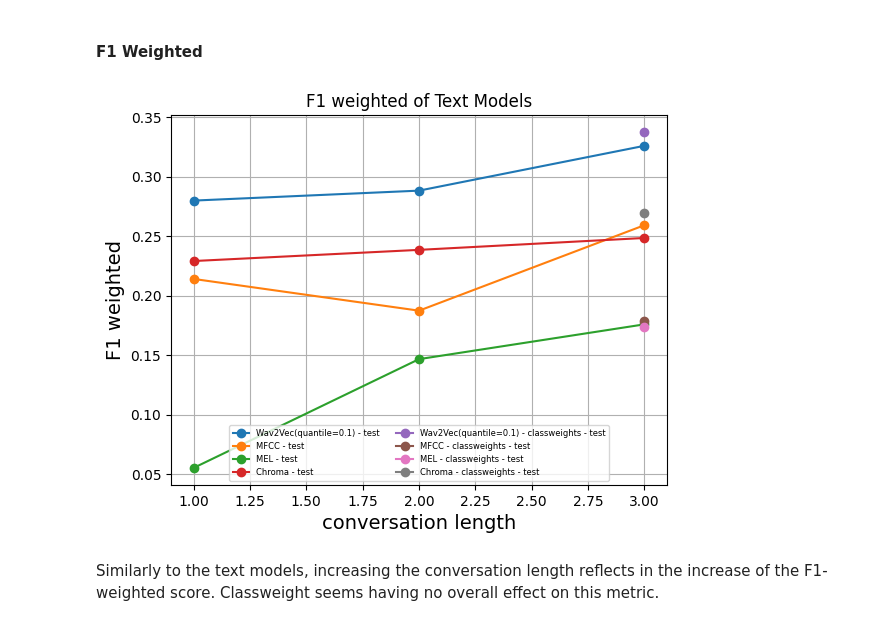
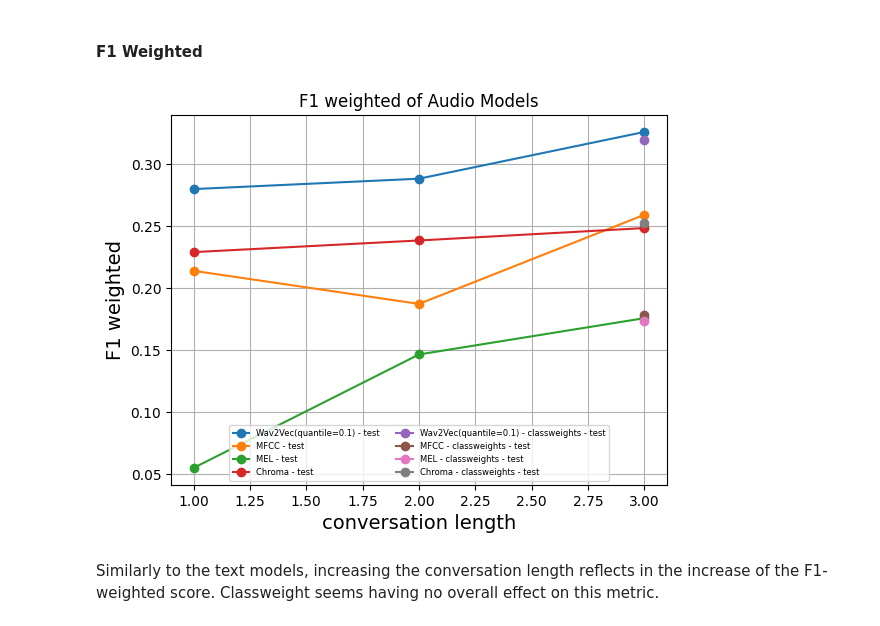
Before and after one commit to eskinderit/A-comparison-of-small-and-large-uni-multi-modal-language-models-for-sentiment-analysis-, a Jupyter notebook: Result Visualization.ipynb, the cells around one changed output. Saved outputs shown, nothing was run; the diff lists cells and outputs as text; code cells hidden in the pictures.

```diff
--- a/Result Visualization.ipynb
+++ b/Result Visualization.ipynb
@@ -273,28 +286,28 @@ chroma_results_77 = [Results(train_log_url = f'./results/seed77/audio/LiteModel/
     eval_log_url=f'./results/seed77/audio/LiteModel/chroma/log/log_conv{i}_SimpleAudioModel_chroma_s77_results.txt') for i in range(1,4)]
 
 # results with class weights and conv_length=3, seed=77
-'''
+
 wav2vec_results_weighted_77 = Results(train_log_url = f'./results/seed77/audio/Wav2Vec/quantile_0.1/classweight/log_conv3_AudioTransformer_cw_s77.txt',
     eval_log_url=f'./results/seed77/audio/Wav2Vec/quantile_0.1/classweight/log_conv3_AudioTransformer_cw_s77_results.txt')
-'''
+
 mfcc_results_weighted_77 = Results(train_log_url = f'./results/seed77/audio/LiteModel/mfcc/log/classweight/log_conv3_SimpleAudioModel_mfcc_cw_s77.txt',
     eval_log_url=f'./results/seed77/audio/LiteModel/mfcc/log/classweight/log_conv3_SimpleAudioModel_mfcc_cw_s77_results.txt')
 
 mel_results_weighted_77 = Results(train_log_url = f'./results/seed77/audio/LiteModel/mel/log/classweight/log_conv3_SimpleAudioModel_mel_cw_s77.txt',
     eval_log_url=f'./results/seed77/audio/LiteModel/mel/log/classweight/log_conv3_SimpleAudioModel_mel_cw_s77_results.txt')
-'''
+
 chroma_results_weighted_77 = Results(train_log_url = f'./results/seed77/audio/LiteModel/chroma/log/classweight/log_conv3_SimpleAudioModel_chroma_cw_s77.txt',
     eval_log_url=f'./results/seed77/audio/LiteModel/chroma/log/classweight/log_conv3_SimpleAudioModel_chroma_cw_s77_results.txt')
-'''
+
 wav2vec_results = [wav2vec_results_42, wav2vec_results_77]
 mfcc_results = [mfcc_results_42, mfcc_results_77]
 mel_results = [mel_results_42, mel_results_77]
 chroma_results = [chroma_results_42, chroma_results_77]
 
-wav2vec_results_weighted = [wav2vec_results_weighted_42, wav2vec_results_weighted_42] #TODO fix this
+wav2vec_results_weighted = [wav2vec_results_weighted_42, wav2vec_results_weighted_77]
 mfcc_results_weighted = [mfcc_results_weighted_42, mfcc_results_weighted_77]
-mel_results_weighted = [mel_results_weighted_42, mel_results_weighted_77] #TODO fix this
-chroma_results_weighted = [chroma_results_weighted_42, chroma_results_weighted_42]
+mel_results_weighted = [mel_results_weighted_42, mel_results_weighted_77]
+chroma_results_weighted = [chroma_results_weighted_42, chroma_results_weighted_77]
 
 label2id = ['neu', 'fru', 'ang', 'sad', 'hap', 'exc']
 
@@ -309,6 +322,15 @@ wav2vec_f1_byclass_weighted = np.average([i.test_f1_all[:6] for i in wav2vec_res
 mfcc_f1_byclass_weighted = np.average([i.test_f1_all[:6] for i in mfcc_results_weighted], axis=0)
 mel_f1_byclass_weighted = np.average([i.test_f1_all[:6] for i in mel_results_weighted], axis=0)
 chroma_f1_byclass_weighted = np.average([i.test_f1_all[:6] for i in chroma_results_weighted], axis=0)
+
+print('Wav2VEC F1 scores: \n', wav2vec_f1_byclass)
+print('MFCC F1 scores: \n', mfcc_f1_byclass)
+print('MEL F1 scores: \n', mel_f1_byclass)
+print('Chroma F1 scores: \n', chroma_f1_byclass)
+print('Wav2VEC classweighted F1 scores: \n', wav2vec_f1_byclass_weighted)
+print('MFCC classweighted F1 scores: \n', mfcc_f1_byclass_weighted)
+print('MEL classweighted F1 scores: \n', mel_f1_byclass_weighted)
+print('Chroma classweighted F1 scores: \n', chroma_f1_byclass_weighted)
 
 
 X_axis = np.arange(len(label2id))
@@ -341,35 +379,35 @@ With respect to the text models, audio models have generally lower scores. The e
 wav2vec_convlen = [i.conv_length for i in wav2vec_results[0]]
 wav2vec_f1_weighted_test = np.average([[i.test_f1_weighted for i in j] for j in wav2vec_results], axis=0)
 mfcc_f1_weighted_test = np.average([[i.test_f1_weighted for i in j] for j in mfcc_results], axis=0)
 mel_f1_weighted_test = np.average([[i.test_f1_weighted for i in j] for j in mel_results], axis=0)
 chroma_f1_weighted_test = np.average([[i.test_f1_weighted for i in j] for j in chroma_results], axis=0)
 
 # class weight results f1-weighted
 wav2vec_f1_weighted_test_classweight = np.average([i.test_f1_weighted for i in wav2vec_results_weighted], axis=0)
 mfcc_f1_weighted_test_classweight = np.average([i.test_f1_weighted for i in mfcc_results_weighted], axis=0)
 mel_f1_weighted_test_classweight = np.average([i.test_f1_weighted for i in mel_results_weighted], axis=0)
 chroma_f1_weighted_test_classweight = np.average([i.test_f1_weighted for i in chroma_results_weighted], axis=0)
 
 
 plt.plot(wav2vec_convlen, wav2vec_f1_weighted_test, marker='o', label='Wav2Vec(quantile=0.1) - test')
 plt.plot(wav2vec_convlen, mfcc_f1_weighted_test, marker='o', label='MFCC - test')
 plt.plot(wav2vec_convlen, mel_f1_weighted_test, marker='o', label='MEL - test')
 plt.plot(wav2vec_convlen, chroma_f1_weighted_test, marker='o', label='Chroma - test')
 
 # adding experiments with class weighting, conv_len=3
 plt.plot([3], wav2vec_f1_weighted_test_classweight, marker='o', label='Wav2Vec(quantile=0.1) - classweights - test')
 plt.plot([3], mfcc_f1_weighted_test_classweight, marker='o', label='MFCC - classweights - test')
 plt.plot([3], mel_f1_weighted_test_classweight, marker='o', label='MEL - classweights - test')
 plt.plot([3], chroma_f1_weighted_test_classweight, marker='o', label='Chroma - classweights - test')
 
 plt.ylabel('F1 weighted', fontsize=14)
 plt.xlabel('conversation length', fontsize=14)
-plt.title('F1 weighted of Text Models')
+plt.title('F1 weighted of Audio Models')
 plt.grid()
 plt.legend(fontsize=6,ncols=2, loc='lower center')
 plt.show()
 # %% [output]
-[figure, old version]
+[figure, new version]
 # %% [markdown]
 Similarly to the text models, increasing the conversation length reflects in the increase of  the F1-weighted score. Classweight seems having no overall effect on this metric.
 # %% [markdown]
```
Also changed, not shown: parts of 10 cells of this notebook.
